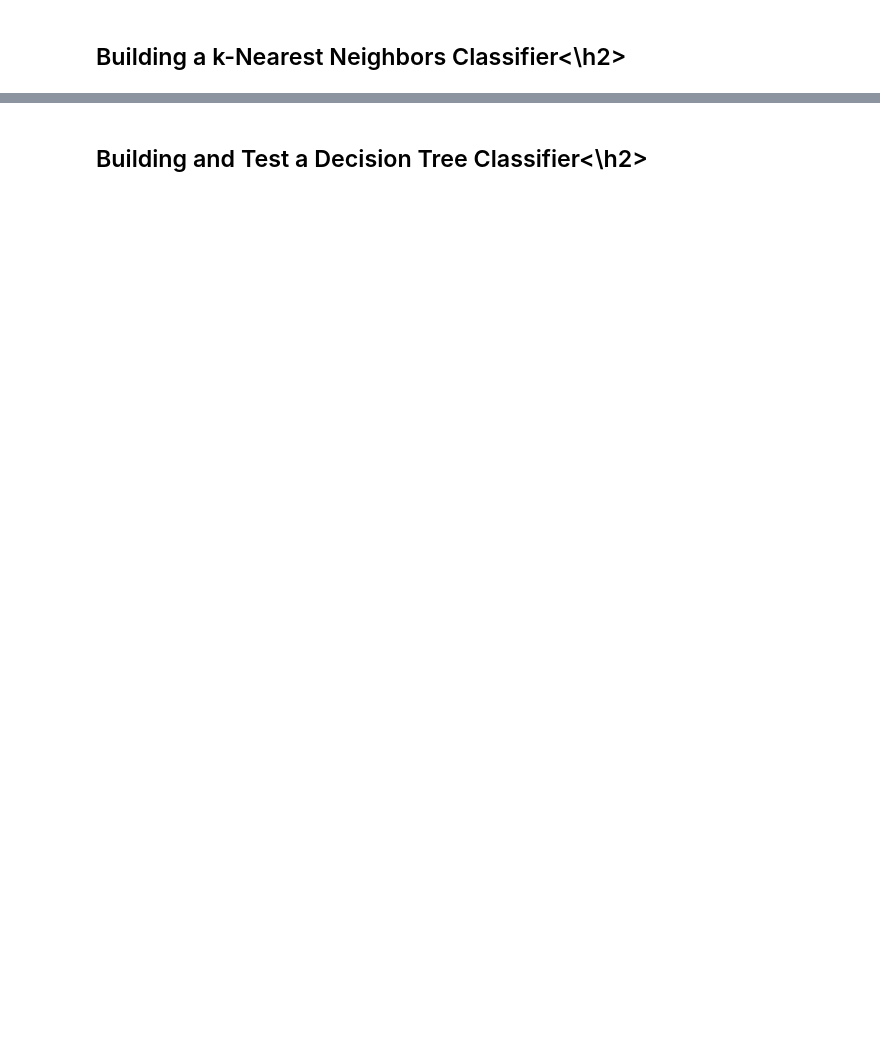
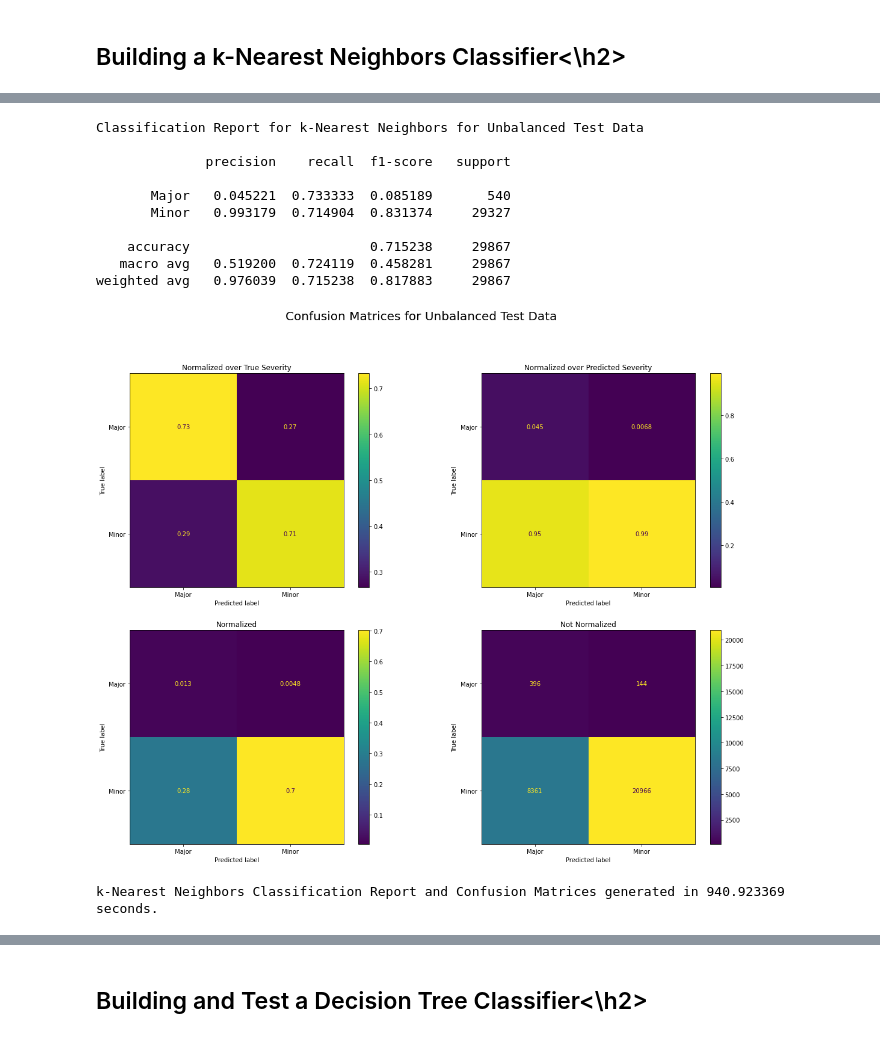
Before and after one commit to cbates79/Coursera_Capstone, a Jupyter notebook: Code for Predicting Motor Vehicle Accident Severity in Seattle, Washington.ipynb, the cells around one changed output, grey strips where cells are left out. Saved outputs shown, nothing was run; the diff lists cells and outputs as text; code cells hidden in the pictures; blank space fills up the shorter version.

```diff
--- a/Code for Predicting Motor Vehicle Accident Severity in Seattle, Washington.ipynb
+++ b/Code for Predicting Motor Vehicle Accident Severity in Seattle, Washington.ipynb
@@ -576,5 +898,5 @@ print_elapsed_time(notebook_start_time)
 <h2 id='sample_size_class_3'>Sample the Accident Severity Classes Equally to Create a Balanced Training Set<\h2>
 # %%
 # Number of folds for cross-validation
-number_of_folds = 2
+number_of_folds = number_of_folds
 print('number_of_folds = %d' % (number_of_folds))
@@ -835,9 +1277,9 @@ t0 = default_timer()
 
 # Set the maximum number of neighbors based on number of training samples in each folds to prevent ValueError.
 # Also, ensure number of neighbors is always an odd integer to avoid ties, using '2 * (N // 2) - 1' technique.
-upper_bound = 10 # Set by user based on system resources.
+neighbors_upper_bound = neighbors_upper_bound # Set by user based on system resources.
 maximum_number_of_neighbors = \
-    min(2 * (upper_bound // 2) - 1, (np.int(2 * ((X.shape[0] / number_of_folds) // 2) - 1 )))
+    min(2 * (neighbors_upper_bound // 2) - 1, (np.int(2 * ((X.shape[0] / number_of_folds) // 2) - 1 )))
 print('maximum_number_of_neighbors = %d' % (maximum_number_of_neighbors))
 
 # Make a pipeline.
@@ -875,33 +1353,46 @@ display_labels = target_names
 print()
 print('Classification Report for k-Nearest Neighbors for Unbalanced Test Data')
 print()
 print(classification_report(y_test, y_pred, labels=labels, target_names=target_names, digits=6))
 print()
 
 # Display the confusion matrices based on the unbalanced test data.
 # Create a figure.
-fig = plt.figure(figsize=(6.4 * 2, 4.8 * 2))
+fig = plt.figure(figsize=(6.4 * 3, 4.8 * 3))
 fig.suptitle('Confusion Matrices for Unbalanced Test Data', fontsize=20)
 
 ax = plt.subplot(2, 2, 1)
 ax.set_title('Normalized over True Severity', fontsize=12)
 plot_confusion_matrix(k_neighbors_clf, X_test, y_test, labels=labels, display_labels=display_labels, normalize='true', ax=ax)
 
 ax = plt.subplot(2, 2, 2)
 ax.set_title('Normalized over Predicted Severity', fontsize=12)
 plot_confusion_matrix(k_neighbors_clf, X_test, y_test, labels=labels, display_labels=display_labels, normalize='pred', ax=ax)
 
 ax = plt.subplot(2, 2, 3)
 ax.set_title('Normalized', fontsize=12)
 plot_confusion_matrix(k_neighbors_clf, X_test, y_test, labels=labels, display_labels=display_labels, normalize='all', ax=ax)
 
 ax = plt.subplot(2, 2, 4)
 ax.set_title('Not Normalized', fontsize=12)
 plot_confusion_matrix(k_neighbors_clf, X_test, y_test, labels=labels, display_labels=display_labels, normalize=None, ax=ax)
 
 plt.show()
 
 print()
 print('k-Nearest Neighbors Classification Report and Confusion Matrices generated in %f seconds.' % elapsed_time(t0))
+# %% [output]
+Classification Report for k-Nearest Neighbors for Unbalanced Test Data
+
+              precision    recall  f1-score   support
+
+       Major   0.045221  0.733333  0.085189       540
+       Minor   0.993179  0.714904  0.831374     29327
+
+    accuracy                       0.715238     29867
+   macro avg   0.519200  0.724119  0.458281     29867
+weighted avg   0.976039  0.715238  0.817883     29867
+[figure, added]
+k-Nearest Neighbors Classification Report and Confusion Matrices generated in 940.923369 seconds.
 # %%
 print_elapsed_time(notebook_start_time)
```
Also changed, not shown: parts of 84 cells of this notebook.
